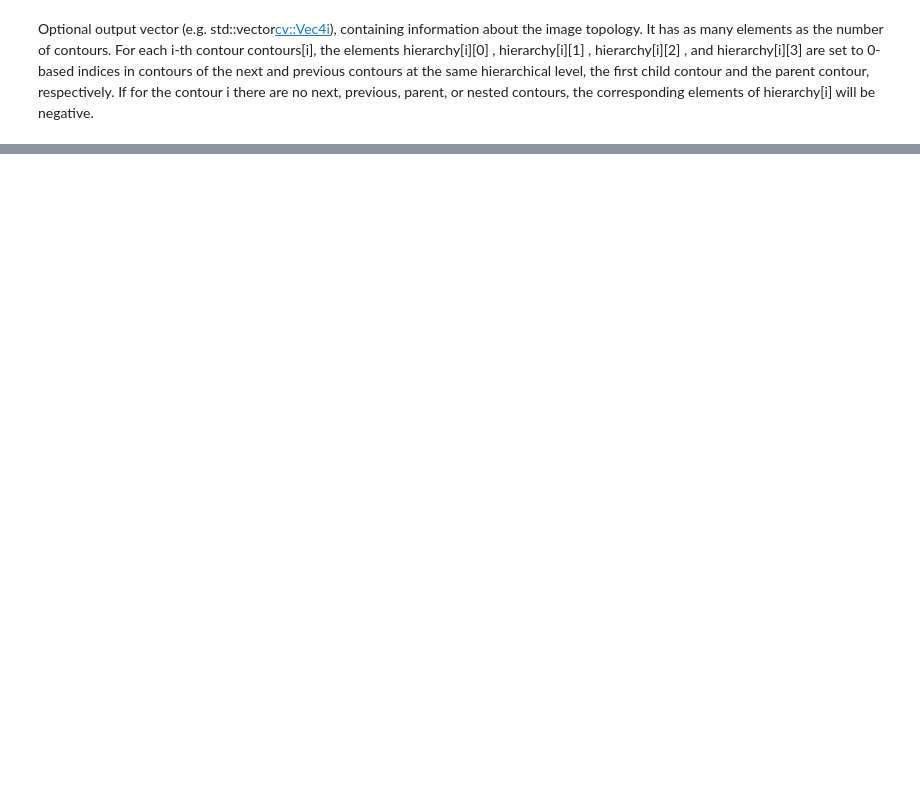
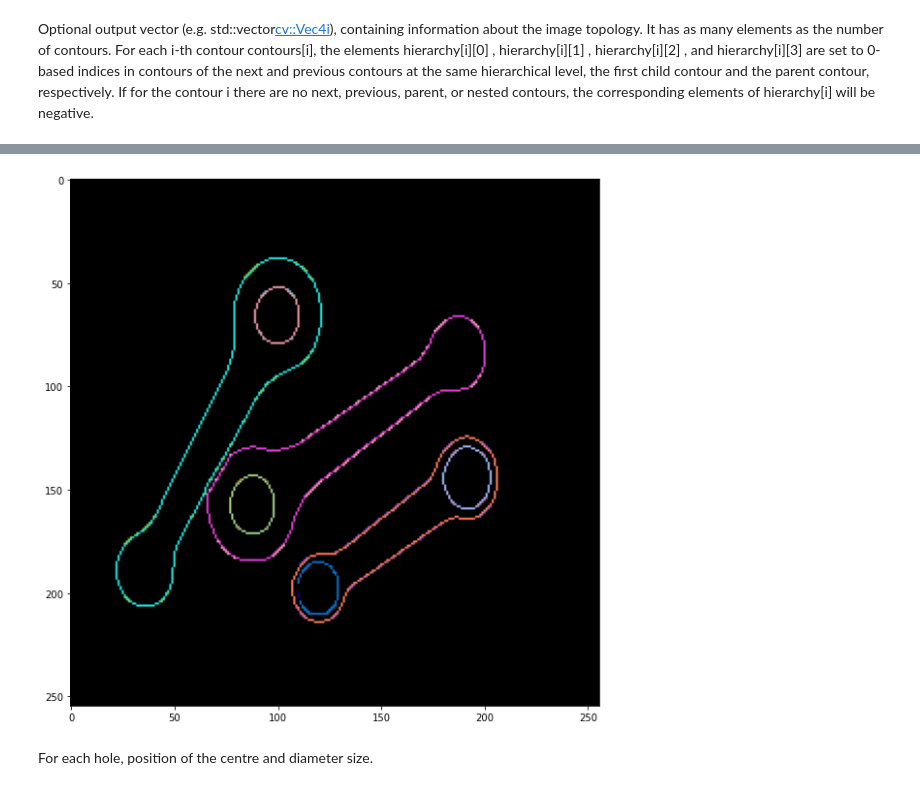
Before and after one commit to cormarchili/ConnectingRods, a Jupyter notebook: Project.ipynb, the cells around one changed output, grey strips where cells are left out. Cells and saved outputs as stored; diff of their text form; code cells hidden in the pictures; blank space fills up the shorter version.

```diff
--- a/Project.ipynb
+++ b/Project.ipynb
@@ -215,4 +123,0 @@ angle: 79.8
-# %%
-for i in range(0, connected_components_number):
-    img = img + component_masks[i]
-plt.imshow(img, cmap='gray')
@@ -278,6 +123,0 @@ else:
-# %%
-img = np.zeros(inverted.shape, dtype="uint8")
-img.fill(255)
-for i in range(0, connected_components_number):
-    img = img + component_masks[i]
-plt.imshow(img, cmap='gray')
@@ -286,0 +124,67 @@ plt.imshow(img, cmap='gray')
+# %%
+blob_details = collections.defaultdict(list)
+
+circles = collections.defaultdict(list)
+contours_voc = collections.defaultdict(list)
+for index in range(0, len(final_blobs['components'])):
+    blob = final_blobs['components'][index]
+    count_holes = 0
+    src = blob
+    inverted = src
+    blob = inverted.copy()
+    threshold=100
+    if contact_points_img == 0:
+        kernel = cv.getStructuringElement(cv.MORPH_ELLIPSE,(2,2))
+        blob = cv.dilate(blob, kernel, iterations=1)
+
+    # Find internal contours to get information about circles
+    canny_output = cv.Canny(blob, threshold, threshold * 2)
+    contours, hierarchy = cv.findContours(canny_output, cv.RETR_TREE, cv.CHAIN_APPROX_SIMPLE)
+    drawing = np.zeros((canny_output.shape[0], canny_output.shape[1], 3), dtype=np.uint8)
+
+    #Circles in a contour have a parent contour but not a son
+    for i in range(len(contours)):
+        if(hierarchy[0][i][2] == -1 and hierarchy[0][i][3] != -1):
+            circles[index].append(contours[i])
+            count_holes += 1
+
+        color = (random.randint(0,256), random.randint(0,256), random.randint(0,256))
+        cv.drawContours(drawing, contours, i, color, 1, cv.LINE_8, hierarchy, 0)
+
+    #Assign blob type
+    if(count_holes > 1):
+        type_rod = 'B'
+    else:
+        type_rod = 'A'
+
+    print(f'Blob {index} - type {type_rod}')
+
+    contours_ext, hierarchy = cv.findContours(image=blob, mode=cv.RETR_EXTERNAL, method=cv.CHAIN_APPROX_NONE)
+    for i in range(len(contours_ext)):
+        cnt = contours_ext[i]
+        contours_voc['drawings'].append(drawing)
+
+        mu = cv.moments(contours_ext[i])
+        baricentre = (int(mu['m10'] / (mu['m00'] + 1e-5)), int(mu['m01'] / (mu['m00'] + 1e-5)))
+        print('Coordinates of baricenter:', baricentre)
+        tan_2 = (2 * mu['mu11']) / ( mu['mu20'] -  mu['mu02'])
+        orientation_maj = -1/2 * np.arctan(tan_2)
+        orientation_min = -1/2 * np.arctan(tan_2) + math.pi/2
+        print(f'Orientation major axis: {orientation_maj:.2f}')
+
+        blob_details[index].append(cnt)
+        blob_details[index].append(baricentre)
+        blob_details[index].append(mu)
+        blob_details[index].append((orientation_maj, orientation_min))
+
+    print()
+
+
+background = np.zeros((inverted.shape[0],inverted.shape[1], 3) , dtype="uint8")
+for element in contours_voc['drawings']:
+    background = background + element
+
+plt.figure(figsize=(10, 10))
+plt.imshow(background, cmap='gray')
+plt.show()
+# %% [output]
@@ -286,0 +202,3 @@ plt.imshow(img, cmap='gray')
+[figure, added]
+# %% [markdown]
+For each hole, position of the centre and diameter size.
```
Also changed, not shown: parts of 18 cells of this notebook.
